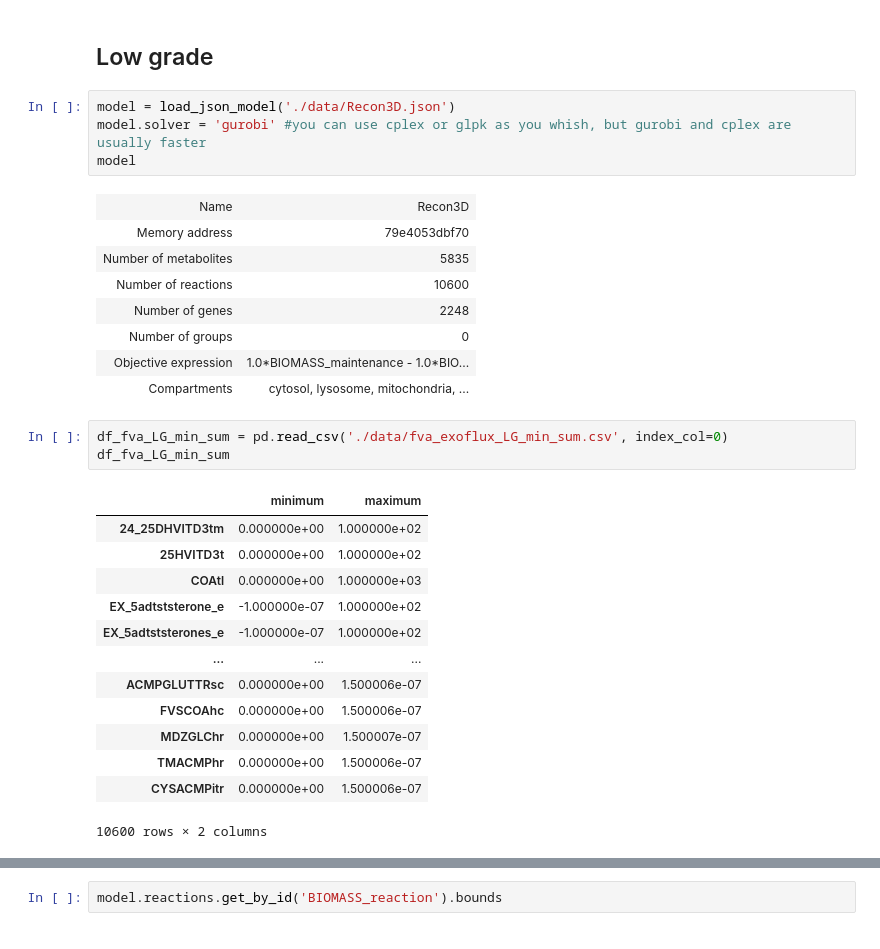
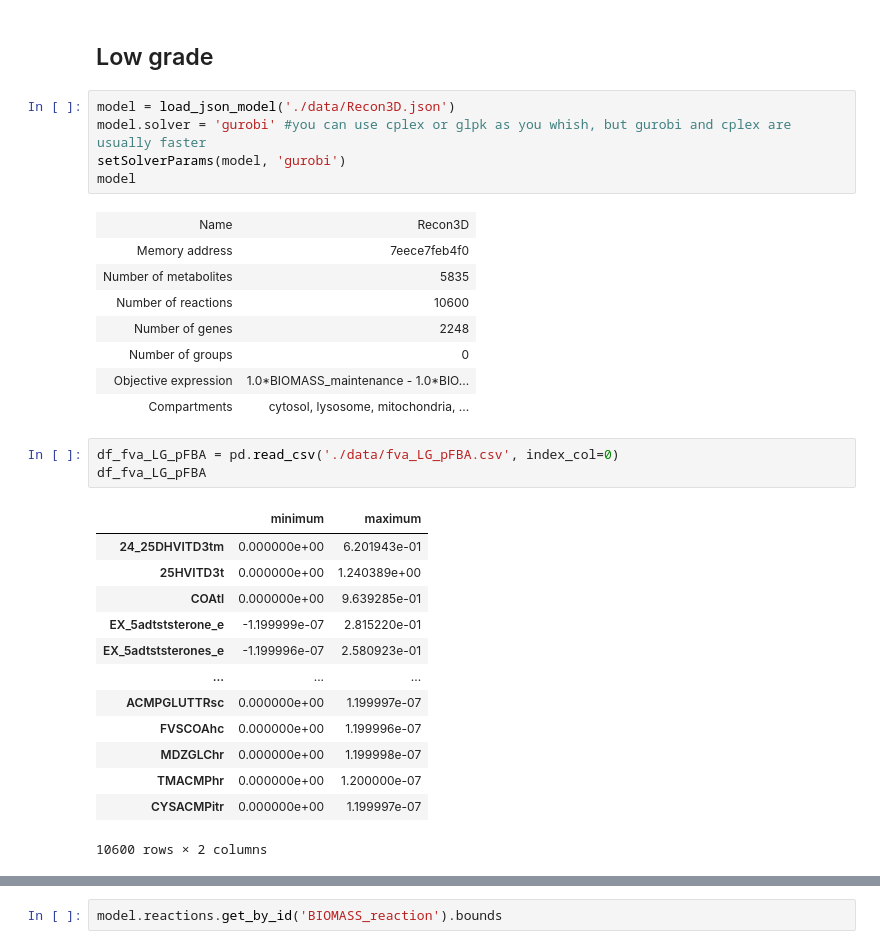
Before and after one commit to MishkaNastia/Ovarian-Cancer, a Jupyter notebook: main.ipynb, the cells around one changed output, grey strips where cells are left out. Saved outputs shown, nothing was run; the diff lists cells and outputs as text.

```diff
--- a/main.ipynb
+++ b/main.ipynb
@@ -1289,10 +1491,11 @@ S
 # %%
 model = load_json_model('./data/Recon3D.json')
 model.solver = 'gurobi' #you can use cplex or glpk as you whish, but gurobi and cplex are usually faster
+setSolverParams(model, 'gurobi')
 model
 # %% [output]
 | Name | Recon3D |
-| Memory address | 79e4053dbf70 |
+| Memory address | 7eece7feb4f0 |
 | Number of metabolites | 5835 |
 | Number of reactions | 10600 |
 | Number of genes | 2248 |
@@ -1300,20 +1503,20 @@ model
 | Objective expression | 1.0*BIOMASS_maintenance - 1.0*BIO... |
 | Compartments | cytosol, lysosome, mitochondria, ... |
 # %%
-df_fva_LG_min_sum = pd.read_csv('./data/fva_exoflux_LG_min_sum.csv', index_col=0)
-df_fva_LG_min_sum
+df_fva_LG_pFBA = pd.read_csv('./data/fva_LG_pFBA.csv', index_col=0)
+df_fva_LG_pFBA
 # %% [output]
 |  | minimum | maximum |
-| 24_25DHVITD3tm | 0.000000e+00 | 1.000000e+02 |
-| 25HVITD3t | 0.000000e+00 | 1.000000e+02 |
-| COAtl | 0.000000e+00 | 1.000000e+03 |
-| EX_5adtststerone_e | -1.000000e-07 | 1.000000e+02 |
-| EX_5adtststerones_e | -1.000000e-07 | 1.000000e+02 |
+| 24_25DHVITD3tm | 0.000000e+00 | 6.201943e-01 |
+| 25HVITD3t | 0.000000e+00 | 1.240389e+00 |
+| COAtl | 0.000000e+00 | 9.639285e-01 |
+| EX_5adtststerone_e | -1.199999e-07 | 2.815220e-01 |
+| EX_5adtststerones_e | -1.199996e-07 | 2.580923e-01 |
 | ... | ... | ... |
-| ACMPGLUTTRsc | 0.000000e+00 | 1.500006e-07 |
-| FVSCOAhc | 0.000000e+00 | 1.500006e-07 |
-| MDZGLChr | 0.000000e+00 | 1.500007e-07 |
-| TMACMPhr | 0.000000e+00 | 1.500006e-07 |
-| CYSACMPitr | 0.000000e+00 | 1.500006e-07 |
+| ACMPGLUTTRsc | 0.000000e+00 | 1.199997e-07 |
+| FVSCOAhc | 0.000000e+00 | 1.199996e-07 |
+| MDZGLChr | 0.000000e+00 | 1.199998e-07 |
+| TMACMPhr | 0.000000e+00 | 1.200000e-07 |
+| CYSACMPitr | 0.000000e+00 | 1.199997e-07 |
 10600 rows × 2 columns
 # %%
```
Also changed, not shown: parts of 41 cells of this notebook.
